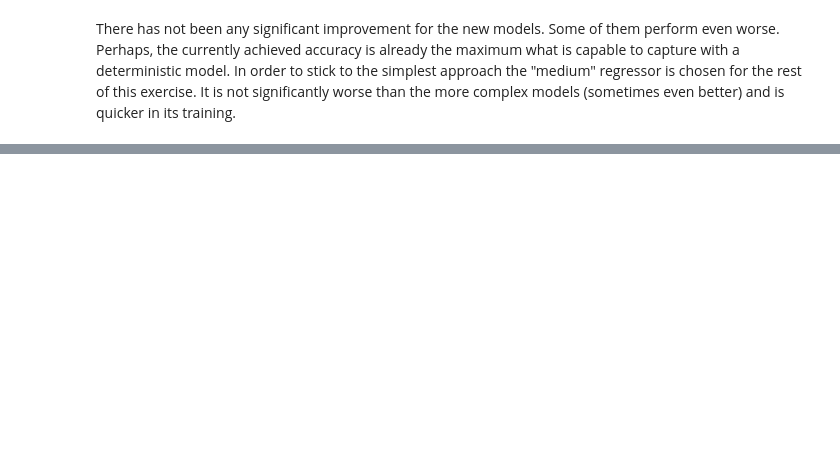
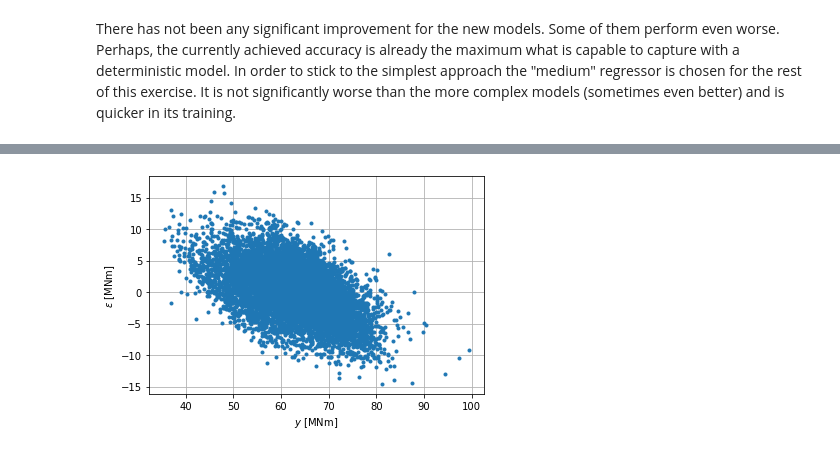
Before and after one commit to MorizHerrmann/46500-Probabilistic-Methods-in-Wind-Energy, a Jupyter notebook: assignment2_submission.ipynb, the cells around one changed output, grey strips where cells are left out. Cells and saved outputs as stored; diff of their text form; code cells hidden in the pictures; blank space fills up the shorter version.

```diff
--- a/assignment2_submission.ipynb
+++ b/assignment2_submission.ipynb
@@ -280,0 +278,7 @@ fig.tight_layout();
+# %%
+plt.plot(y_true/1e3, y_err/1e3, '.')
+plt.xlabel(r'$y$ [MNm]'); plt.ylabel(r'$\varepsilon$ [MNm]'); plt.grid()
+plt.savefig('error_loads.pdf')
+plt.savefig('error_loads.png', dpi=300)
+# %% [output]
+[figure, added]
```
Also changed, not shown: parts of 9 cells of this notebook.
